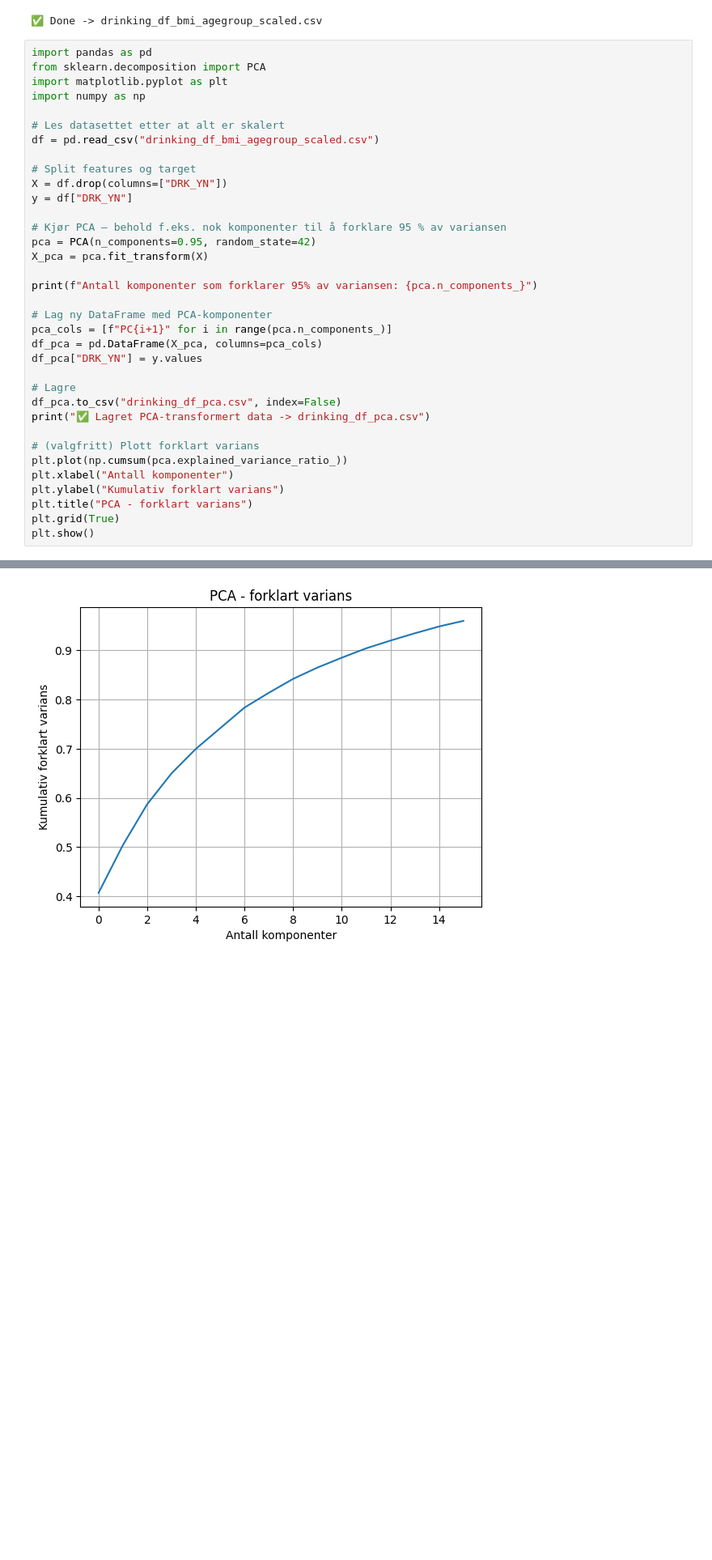
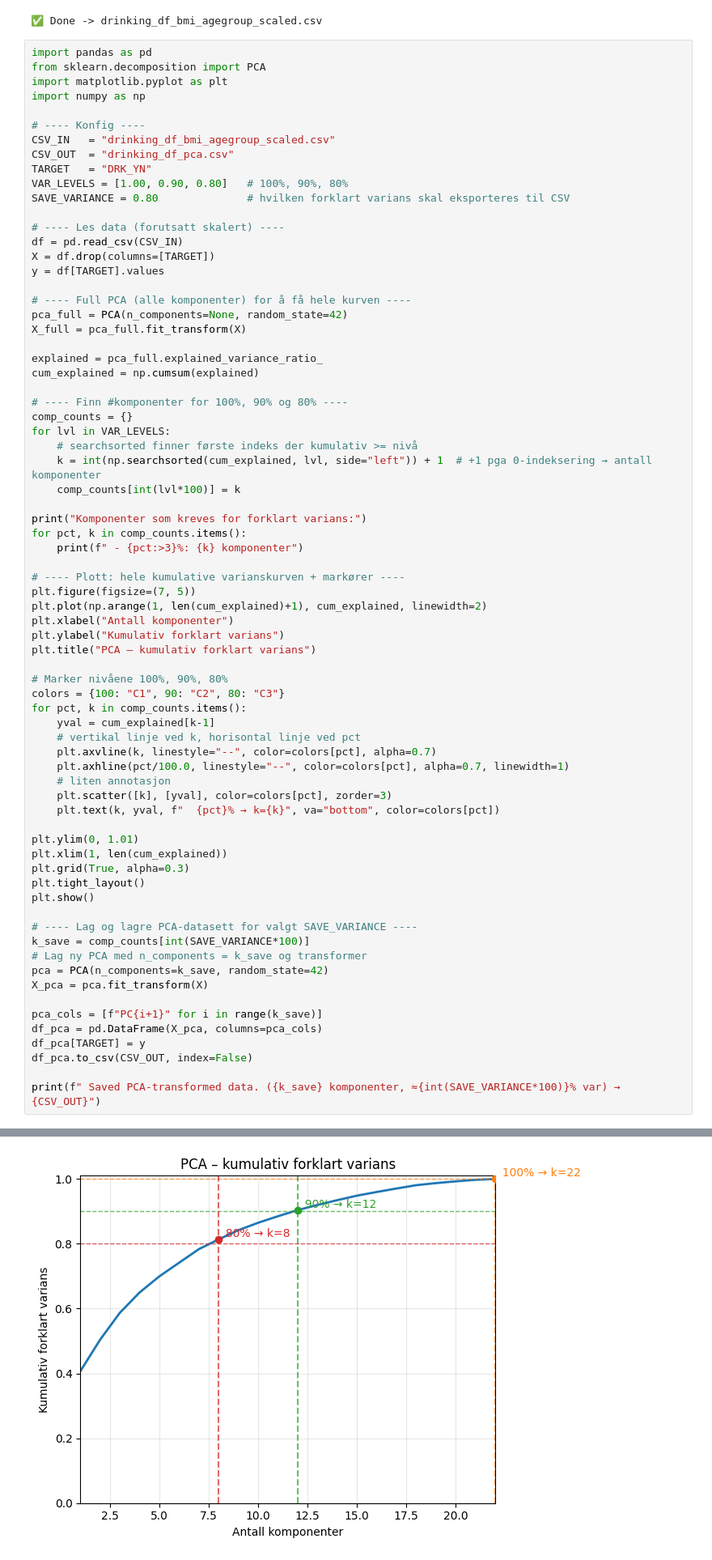
Before and after one commit to Oddvar112/IT3212-Datadrevet-Programvare, a Jupyter notebook: Oppgave_3/oppgav.ipynb, the cells around one changed output, grey strips where cells are left out. Shown: that part at 81% size. Saved outputs shown, nothing was run; the diff lists cells and outputs as text; blank space fills up the shorter version.

```diff
--- a/Oppgave_3/oppgav.ipynb
+++ b/Oppgave_3/oppgav.ipynb
@@ -152,33 +151,70 @@ from sklearn.decomposition import PCA
 import matplotlib.pyplot as plt
 import numpy as np
 
-# Les datasettet etter at alt er skalert
-df = pd.read_csv("drinking_df_bmi_agegroup_scaled.csv")
+# ---- Konfig ----
+CSV_IN   = "drinking_df_bmi_agegroup_scaled.csv"
+CSV_OUT  = "drinking_df_pca.csv"
+TARGET   = "DRK_YN"
+VAR_LEVELS = [1.00, 0.90, 0.80]   # 100%, 90%, 80%
+SAVE_VARIANCE = 0.80              # hvilken forklart varians skal eksporteres til CSV
 
-# Split features og target
-X = df.drop(columns=["DRK_YN"])
-y = df["DRK_YN"]
+# ---- Les data (forutsatt skalert) ----
+df = pd.read_csv(CSV_IN)
+X = df.drop(columns=[TARGET])
+y = df[TARGET].values
 
-# Kjør PCA – behold f.eks. nok komponenter til å forklare 95 % av variansen
-pca = PCA(n_components=0.95, random_state=42)
+# ---- Full PCA (alle komponenter) for å få hele kurven ----
+pca_full = PCA(n_components=None, random_state=42)
+X_full = pca_full.fit_transform(X)
+
+explained = pca_full.explained_variance_ratio_
+cum_explained = np.cumsum(explained)
+
+# ---- Finn #komponenter for 100%, 90% og 80% ----
+comp_counts = {}
+for lvl in VAR_LEVELS:
+    # searchsorted finner første indeks der kumulativ >= nivå
+    k = int(np.searchsorted(cum_explained, lvl, side="left")) + 1  # +1 pga 0-indeksering → antall komponenter
+    comp_counts[int(lvl*100)] = k
+
+print("Komponenter som kreves for forklart varians:")
+for pct, k in comp_counts.items():
+    print(f" - {pct:>3}%: {k} komponenter")
+
+# ---- Plott: hele kumulative varianskurven + markører ----
+plt.figure(figsize=(7, 5))
+plt.plot(np.arange(1, len(cum_explained)+1), cum_explained, linewidth=2)
+plt.xlabel("Antall komponenter")
+plt.ylabel("Kumulativ forklart varians")
+plt.title("PCA – kumulativ forklart varians")
+
+# Marker nivåene 100%, 90%, 80%
+colors = {100: "C1", 90: "C2", 80: "C3"}
+for pct, k in comp_counts.items():
+    yval = cum_explained[k-1]
+    # vertikal linje ved k, horisontal linje ved pct
+    plt.axvline(k, linestyle="--", color=colors[pct], alpha=0.7)
+    plt.axhline(pct/100.0, linestyle="--", color=colors[pct], alpha=0.7, linewidth=1)
+    # liten annotasjon
+    plt.scatter([k], [yval], color=colors[pct], zorder=3)
+    plt.text(k, yval, f"  {pct}% → k={k}", va="bottom", color=colors[pct])
+
+plt.ylim(0, 1.01)
+plt.xlim(1, len(cum_explained))
+plt.grid(True, alpha=0.3)
+plt.tight_layout()
+plt.show()
+
+# ---- Lag og lagre PCA-datasett for valgt SAVE_VARIANCE ----
+k_save = comp_counts[int(SAVE_VARIANCE*100)]
+# Lag ny PCA med n_components = k_save og transformer
+pca = PCA(n_components=k_save, random_state=42)
 X_pca = pca.fit_transform(X)
 
-print(f"Antall komponenter som forklarer 95% av variansen: {pca.n_components_}")
+pca_cols = [f"PC{i+1}" for i in range(k_save)]
+df_pca = pd.DataFrame(X_pca, columns=pca_cols)
+df_pca[TARGET] = y
+df_pca.to_csv(CSV_OUT, index=False)
 
-# Lag ny DataFrame med PCA-komponenter
-pca_cols = [f"PC{i+1}" for i in range(pca.n_components_)]
-df_pca = pd.DataFrame(X_pca, columns=pca_cols)
-df_pca["DRK_YN"] = y.values
-
-# Lagre
-df_pca.to_csv("drinking_df_pca.csv", index=False)
-print("✅ Lagret PCA-transformert data -> drinking_df_pca.csv")
-
-# (valgfritt) Plott forklart varians
-plt.plot(np.cumsum(pca.explained_variance_ratio_))
-plt.xlabel("Antall komponenter")
-plt.ylabel("Kumulativ forklart varians")
-plt.title("PCA - forklart varians")
-plt.grid(True)
-plt.show()
+print(f" Saved PCA-transformed data. ({k_save} komponenter, ≈{int(SAVE_VARIANCE*100)}% var) → {CSV_OUT}")
 # %% [output]
@@ -187 +225 @@ Antall komponenter som forklarer 95% av variansen: 16
-[figure, old version]
+[figure, new version]
```
Also changed, not shown: parts of 9 cells of this notebook.
